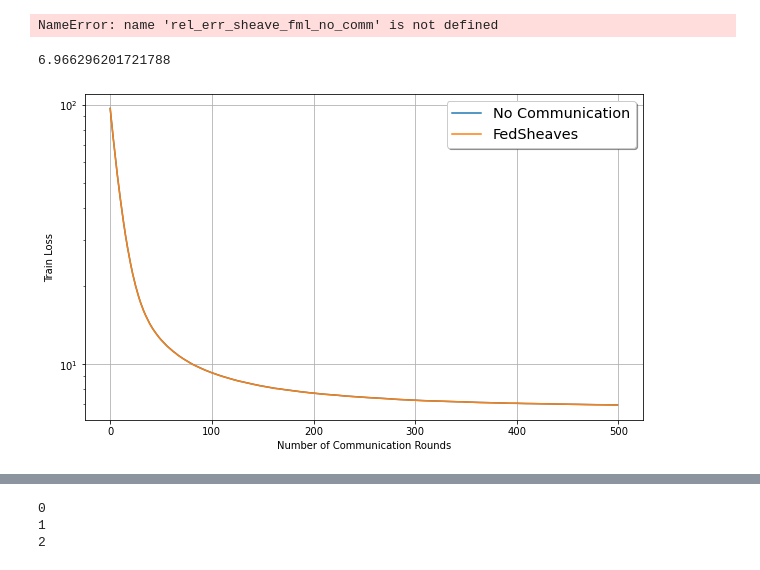
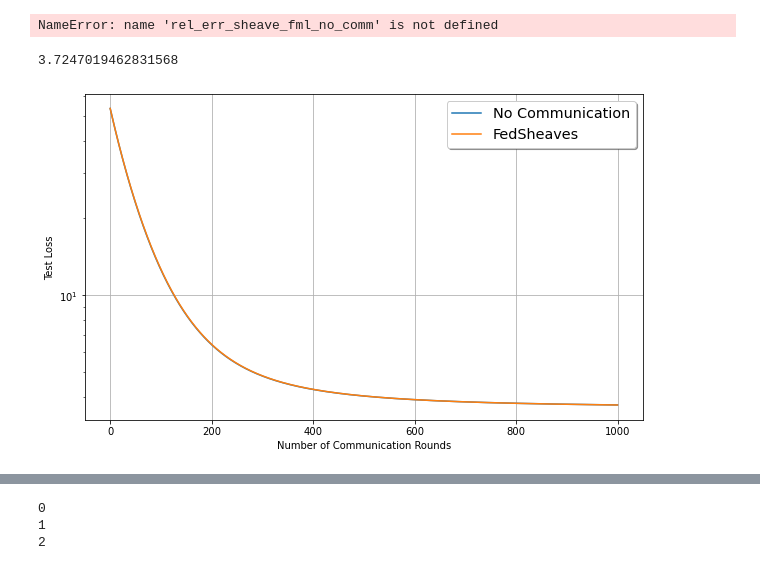
Before and after one commit to Abdulmomen96/fml_sheaves, a Jupyter notebook: Experiment1_different_models/regression/plotting.ipynb, the cells around one changed output, grey strips where cells are left out. Cells and saved outputs as stored; diff of their text form; code cells hidden in the pictures.

```diff
--- a/Experiment1_different_models/regression/plotting.ipynb
+++ b/Experiment1_different_models/regression/plotting.ipynb
@@ -95,7 +100,7 @@ Text(0.5, 0, 'W2-Cluster2')
 
 
 #loss_dfed = np.load('training_loss_dfedu0_01_pout0_1.npy').ravel()
-loss_sheave_fml = np.load('training_loss_sheave_fml0_1_pout0_1.npy').ravel()
+loss_sheave_fml = np.load('training_loss_sheave_fml0_01_pout0_1.npy').ravel()
 loss_sheave_fml_no_comm = np.load('training_loss_sheave_fml0_pout0_1.npy').ravel()
 # %%
 plt.semilogy(rel_err_sheave_fml_no_comm, label='No Communication') # dFedU
@@ -127,34 +132,34 @@ NameError: name 'rel_err_sheave_fml_no_comm' is not defined
 # %%
 loss_sheave_fml[-1]
 # %% [output]
-6.966296201721788
+3.7247019462831568
 # %%
-plt.semilogy(loss_sheave_fml_no_comm[:500], label='No Communication') # dFedU
-plt.semilogy(loss_sheave_fml[:500], label='FedSheaves')
+plt.semilogy(loss_sheave_fml_no_comm, label='No Communication') # dFedU
+plt.semilogy(loss_sheave_fml, label='FedSheaves')
 
 
 
 
 
 
 
 
 
 
 
 
 
 
 
 
 plt.xlabel('Number of Communication Rounds') # Federated Sheaves
-plt.ylabel('Train Loss')
+plt.ylabel('Test Loss')
 legend = plt.legend(loc='upper right', shadow=True, fontsize='x-large')
 plt.grid(True)
 #plt.savefig("Relative Error.pdf")
 #plt.ylim([10**(-5),0.5])
 # %% [output]
-[figure, old version]
+[figure, new version]
 # %%
 in_cluster_proj_norm = np.load('in_cluster_proj_norm_sheave_fml0_01_pout0_1.npy').ravel()
 out_cluster_proj_norm = np.load('out_cluster_proj_norm_sheave_fml0_01_pout0_1.npy').ravel()
```
Also changed, not shown: parts of 5 cells of this notebook, 2 other files.
